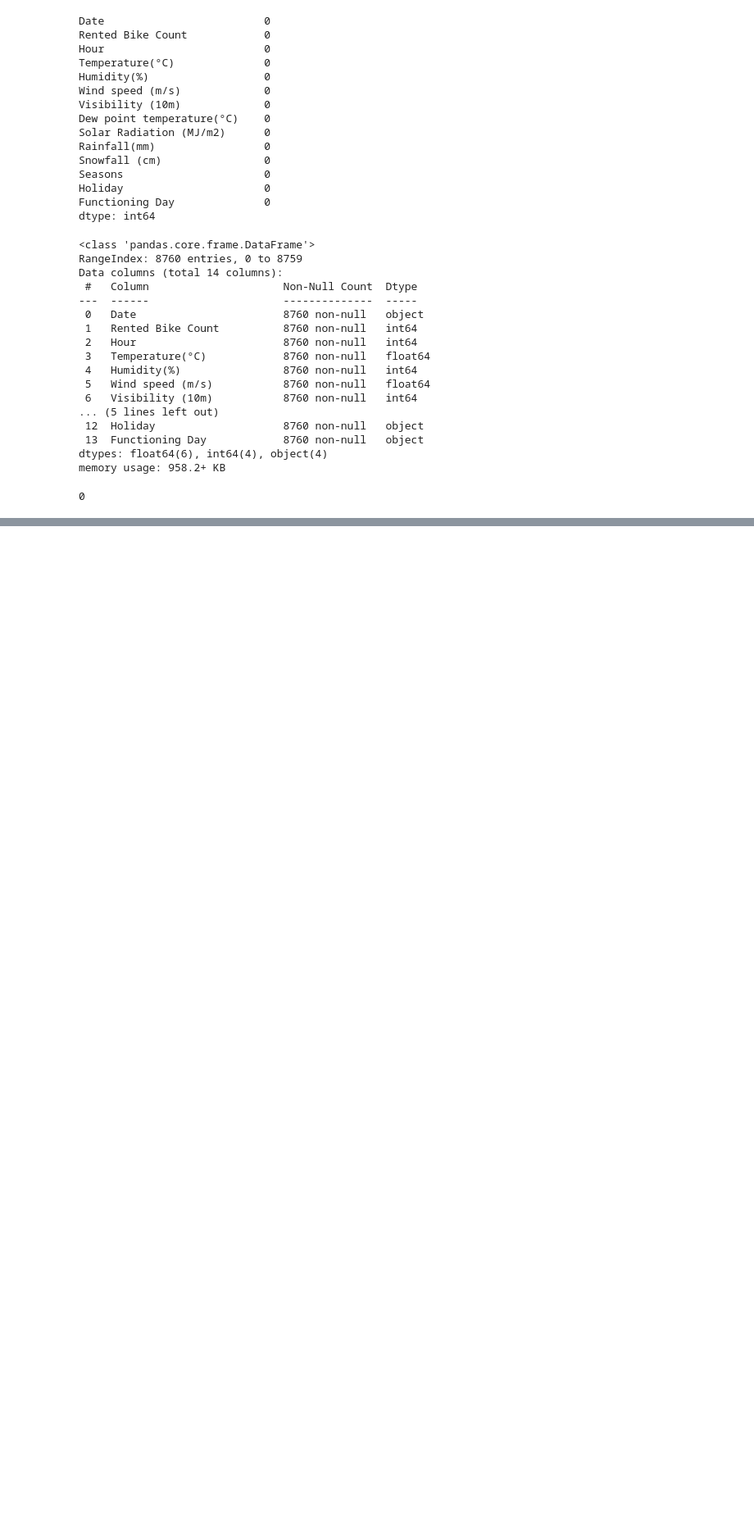
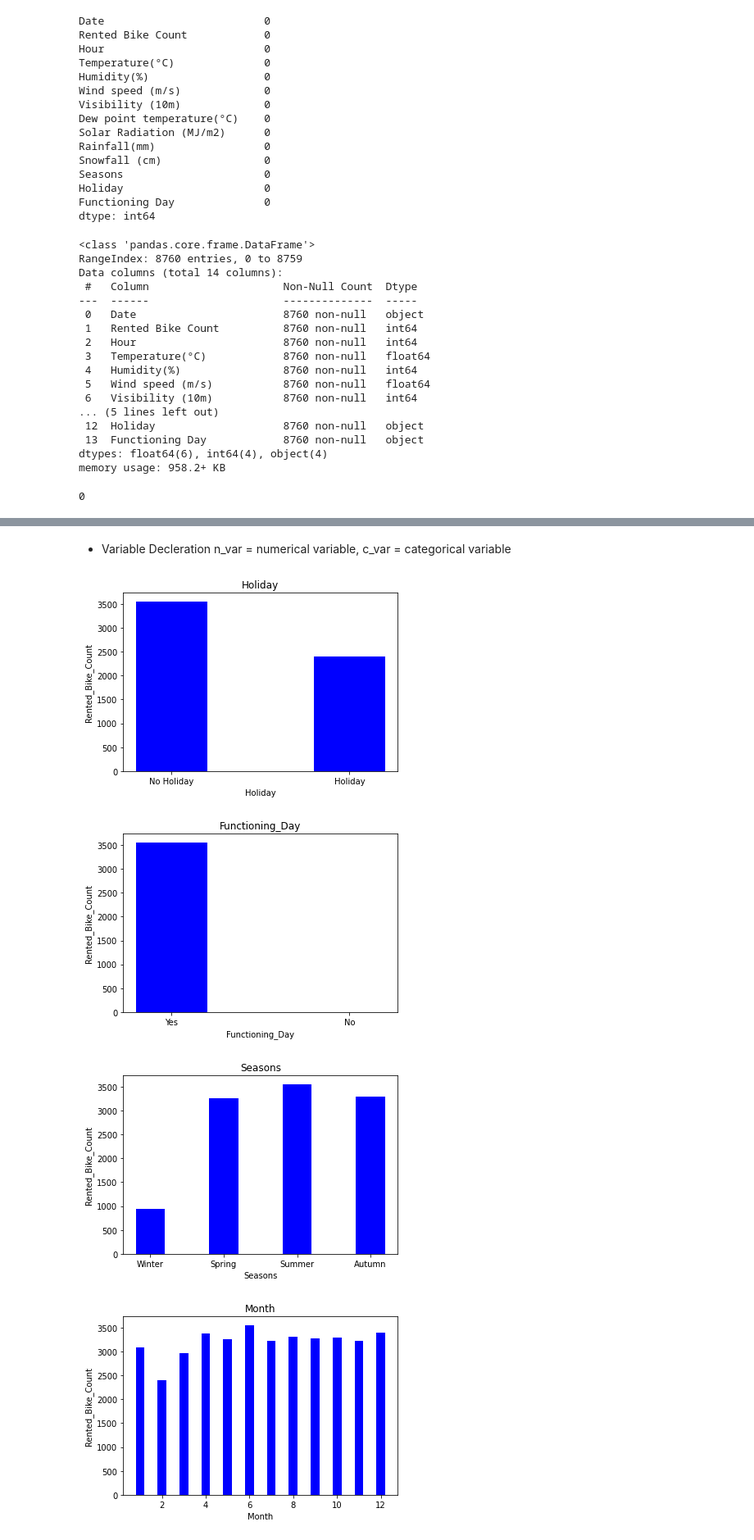
Before and after one commit to SujitbMusale/Supervised-ML-Regression--Seoul-Bike-Sharing-Demand-Prediction, a Jupyter notebook: Copy_of_Bike_Sharing_Demand_Prediction_Capstone_Project.ipynb, the cells around one changed output, grey strips where cells are left out. Shown at 82% size. Saved outputs shown, nothing was run; the diff lists cells and outputs as text; code cells hidden in the pictures; blank space fills up the shorter version.

```diff
--- a/Copy_of_Bike_Sharing_Demand_Prediction_Capstone_Project.ipynb
+++ b/Copy_of_Bike_Sharing_Demand_Prediction_Capstone_Project.ipynb
@@ -142,0 +160,10 @@ We have to apply  log transfer to the data
+# %%
+# create the month variable for analysis purpose
+Bike_data['Month']=Bike_data['Date'].dt.month
+# %%
+# adding new columns to data 1 is for weekend and 0 is for week days
+Bike_data['Day']=Bike_data['Date'].dt.day_name()
+Bike_data['Weekdays_or_weekend']= Bike_data['Day'].apply(lambda x: 1 if x=='Saturday' or x=='Sunday' else 0)
+# %%
+# droping the date and day columns from data
+Bike_data.drop(['Date',"Day"],axis=1 ,inplace=True)
@@ -142,0 +172,22 @@ We have to apply  log transfer to the data
+# %% [markdown]
+* Variable Decleration
+  n_var = numerical variable,
+  c_var = categorical variable
+# %%
+# lets create the list of numerical and catogarical columns
+n_var=list(Bike_data.describe().columns.tolist())
+c_var= list(set(Bike_data.columns.tolist())-set(n_var))
+c_var.extend(['Month','Weekdays_or_weekend'])
+# %%
+
+for var in c_var:
+  plt.bar(Bike_data[var], Bike_data['Rented_Bike_Count'],color ='blue',width = 0.4)
+  plt.xlabel(var)
+  plt.ylabel("Rented_Bike_Count")
+  plt.title(var)
+  plt.show()
+# %% [output]
+[figure, added]
+[figure, added]
+[figure, added]
+[figure, added]
```
Also changed, not shown: parts of 15 cells of this notebook.
